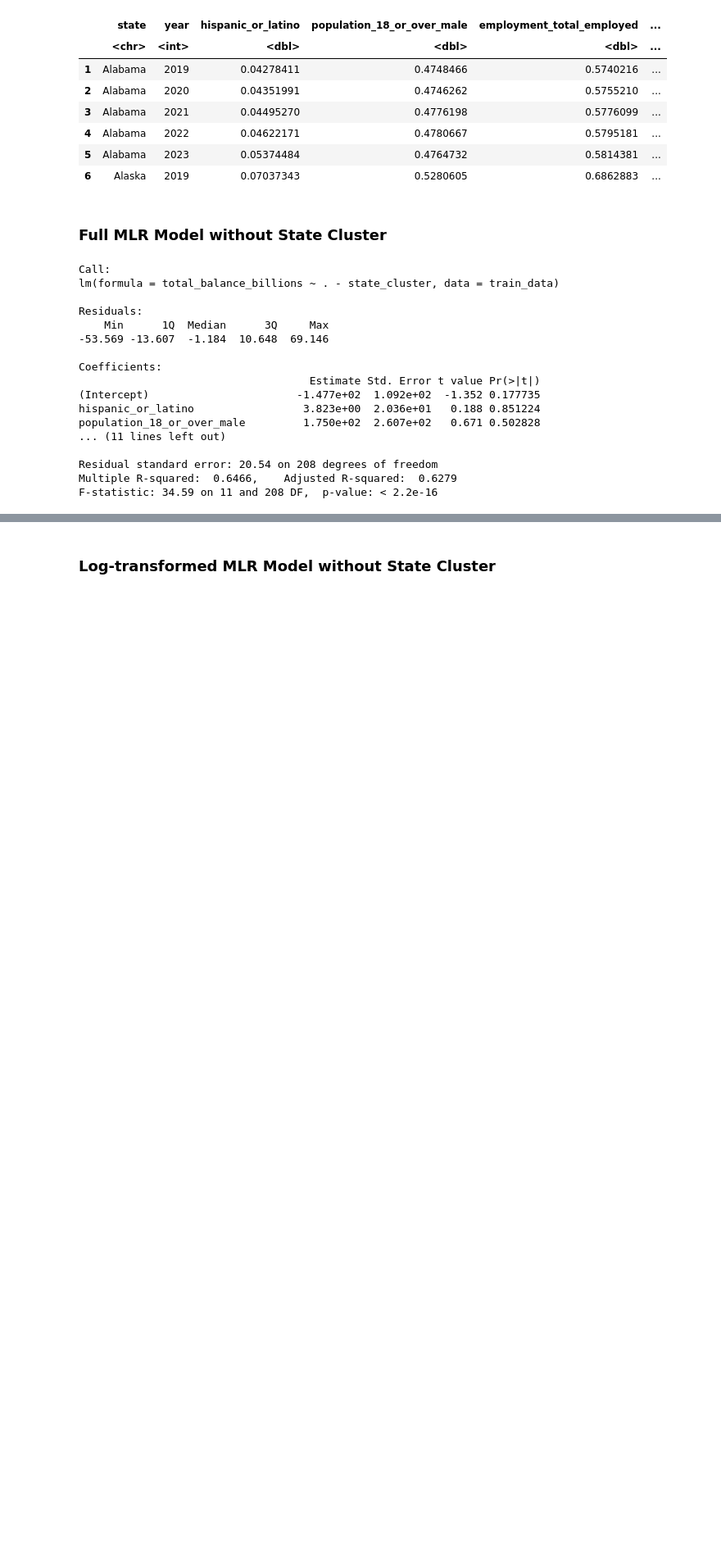
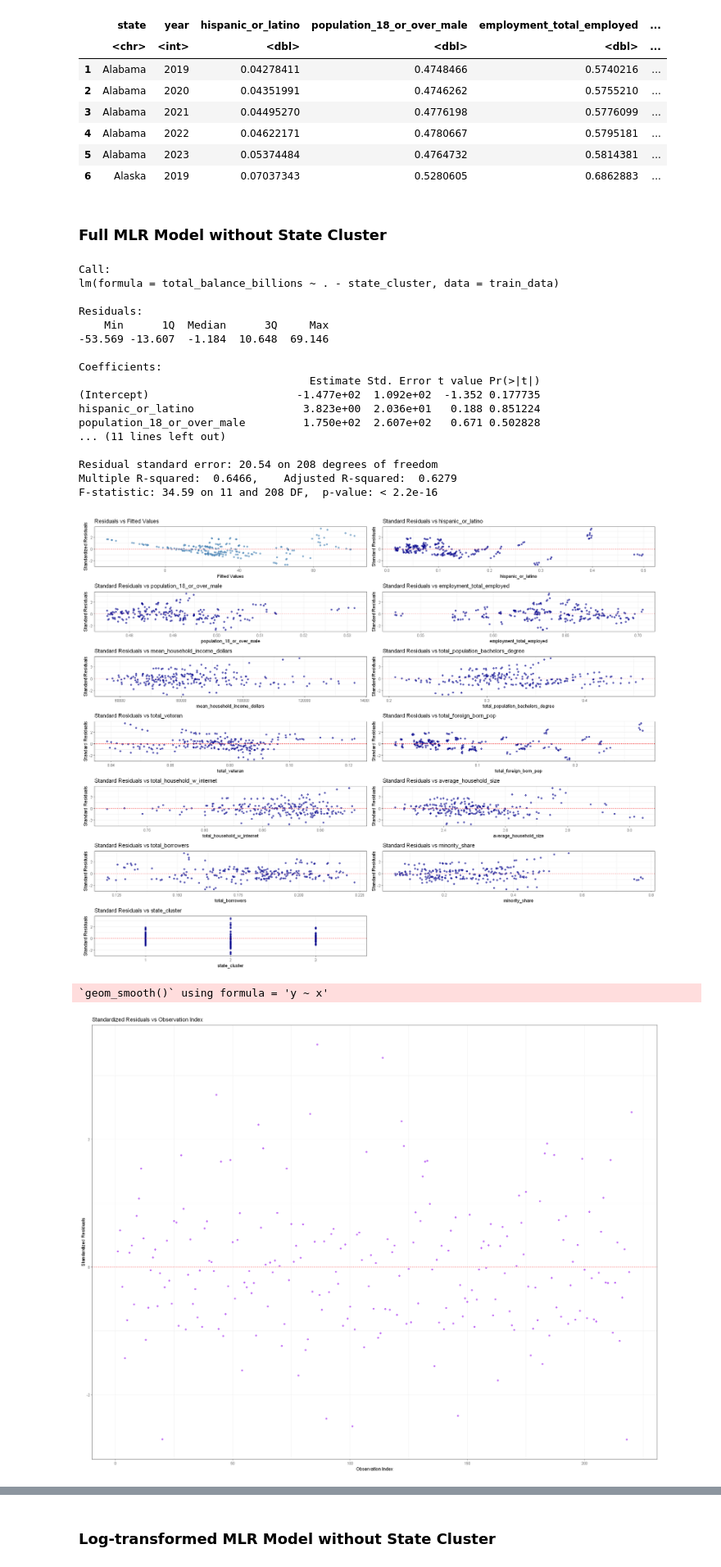
Before and after one commit to nameer1811/isye6414_regression_final_proj, a Jupyter notebook: notebook/main.ipynb, the cells around one changed output, grey strips where cells are left out. Shown at 82% size. Cells and saved outputs as stored; diff of their text form; code cells hidden in the pictures; blank space fills up the shorter version.

Commit message:
Assumption tests for first MLR model

```diff
--- a/notebook/main.ipynb
+++ b/notebook/main.ipynb
@@ -371,3 +372,80 @@ Multiple R-squared:  0.6466,    Adjusted R-squared:  0.6279
 F-statistic: 34.59 on 11 and 208 DF,  p-value: < 2.2e-16
 # %%
 # create assumptions graph here
+
+# Assumption 1: Linearity - mlr_model
+# Add standardized residuals
+resid_data <- train_data %>%
+  mutate(std_resid = rstandard(mlr_model))
+
+# Residuals vs Fitted
+fitted_vals <- fitted(mlr_model)
+p1 <- ggplot(data.frame(fitted_vals, std_resid = resid_data$std_resid),
+             aes(x = fitted_vals, y = std_resid)) +
+  geom_point(alpha = 0.6, color = "steelblue") +
+  geom_hline(yintercept = 0, linetype = "dashed", color = "red") +
+  labs(title = "Residuals vs Fitted Values",
+       x = "Fitted Values", y = "Standardized Residuals") +
+  theme_bw()
+
+# Individual predictor plots
+predictors <- setdiff(names(train_data), "total_balance_billions")
+
+plots <- map(predictors, function(var) {
+  ggplot(resid_data, aes(x = !!sym(var), y = std_resid)) +
+    geom_point(alpha = 0.6, color = "darkblue") +
+    geom_hline(yintercept = 0, linetype = "dashed", color = "red") +
+    labs(title = paste("Standard Residuals vs", var),
+         x = var, y = "Standard Residuals") +
+    theme_bw()
+})
+
+# Validate ggplot objects
+stopifnot(all(map_lgl(plots, ~ inherits(.x, "ggplot"))))
+
+# Combine and wrap
+wrap_plots(c(list(p1), plots), ncol = 2)
+
+# Assumption 2: Independence (We see random scatter, and do not see any obvious patterns)
+resid_data <- train_data %>%
+  mutate(std_resid = rstandard(mlr_model),
+         obs_index = row_number())
+
+ggplot(resid_data, aes(x = obs_index, y = std_resid)) +
+  geom_point(alpha = 0.6, color = "purple") +
+  geom_hline(yintercept = 0, linetype = "dashed", color = "red") +
+  labs(title = "Standardized Residuals vs Observation Index",
+       x = "Observation Index", y = "Standardized Residuals") +
+  theme_bw()
+
+# Assumption 3: Homoscedasticity (The shape of the graph indicates that the model does not satisfy this assumption)
+resid_data <- resid_data %>%
+  mutate(sqrt_abs_std_resid = sqrt(abs(std_resid)))
+
+# Plot Scale-Location (Spread vs Fitted)
+ggplot(data.frame(fitted_vals, sqrt_abs_std_resid = resid_data$sqrt_abs_std_resid),
+       aes(x = fitted_vals, y = sqrt_abs_std_resid)) +
+  geom_point(alpha = 0.6, color = "darkgreen") +
+  geom_smooth(method = "loess", se = FALSE, color = "red", linetype = "dashed") +
+  labs(title = "Scale-Location Plot",
+       x = "Fitted Values",
+       y = "√|Standardized Residuals|") +
+  theme_bw()
+
+# Assumption 4: Normality
+ggplot(resid_data, aes(x = std_resid)) +
+  geom_histogram(color = "black", fill = "lightblue", bins = 30) +
+  labs(title = "Histogram of Standardized Residuals",
+       x = "Standardized Residuals", y = "Count") +
+  theme_bw()
+
+# Normality check using q-q plot
+qqPlot(mlr_model, main = "Q-Q Plot with Envelope", col = "darkred")
+
+# Assumption 5: Multicollinearity
+vif_values <- vif(mlr_model)
+print(vif_values)
+# %% [output]
+[figure, added]
+`geom_smooth()` using formula = 'y ~ x'
+[figure, added]
```
Also changed, not shown: parts of 2 cells of this notebook.
